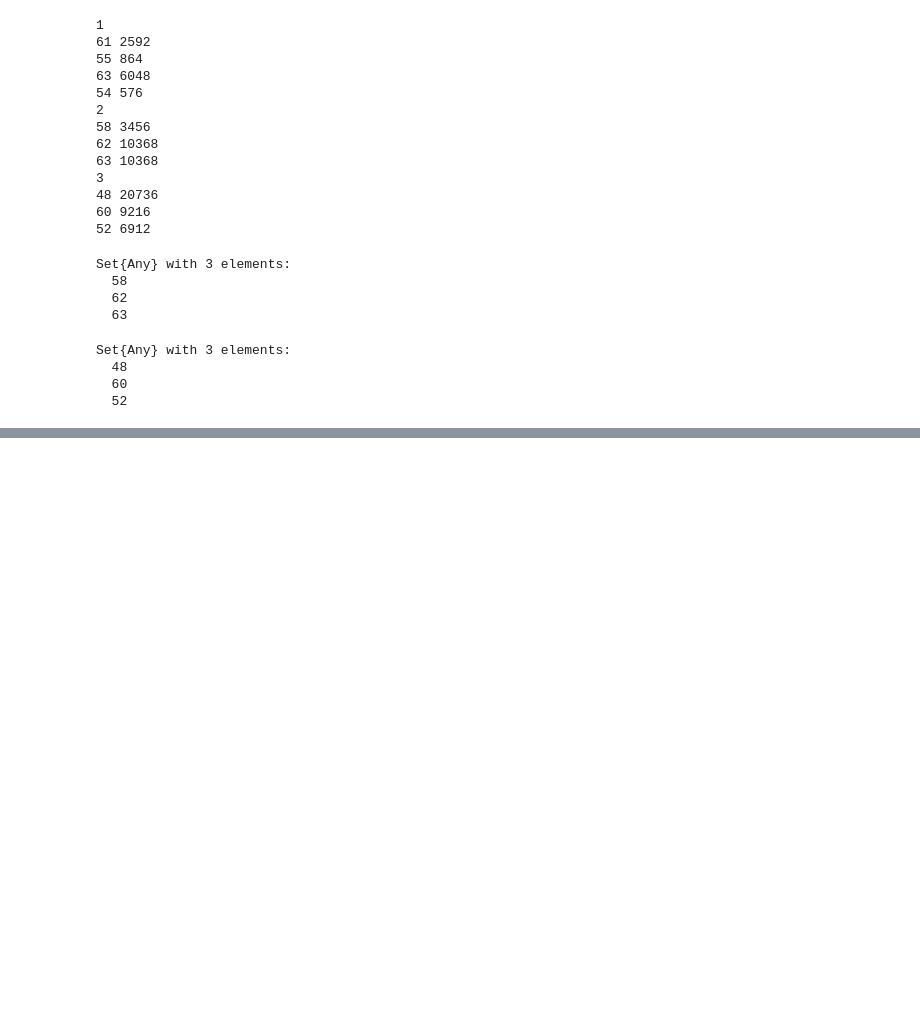
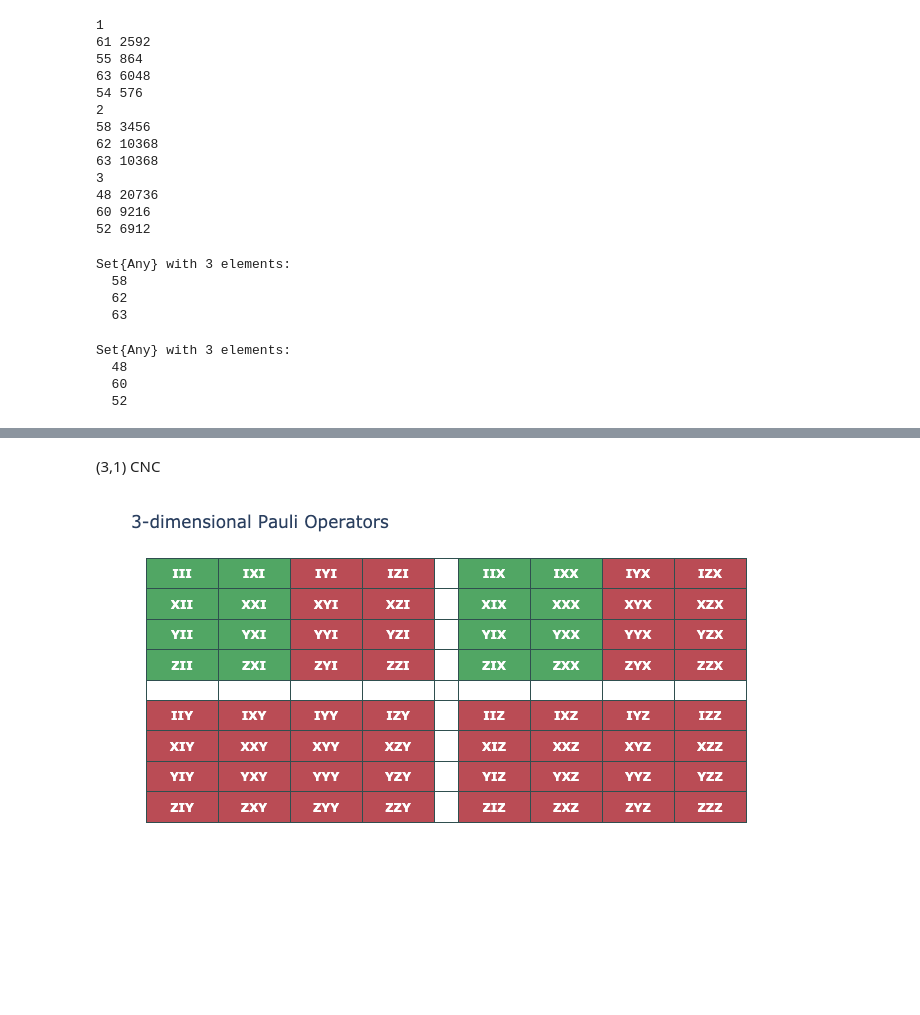
Before and after one commit to BilQCT/LocalPauli, a Jupyter notebook: cnc.ipynb, the cells around one changed output, grey strips where cells are left out. Drawn from its saved outputs; the diff is of its cells as text; code cells hidden in the pictures; blank space fills up the shorter version.

```diff
--- a/cnc.ipynb
+++ b/cnc.ipynb
@@ -457,0 +467,7 @@ Set{Any} with 3 elements:
+# %% [markdown]
+(3,1) CNC
+# %%
+cnc_31 = get_full_cnc_set(3,1)
+draw_3dim_paulis(cnc_31)
+# %% [output]
+[figure, added]
```
Also changed, not shown: parts of 5 cells of this notebook, 4 other files.
